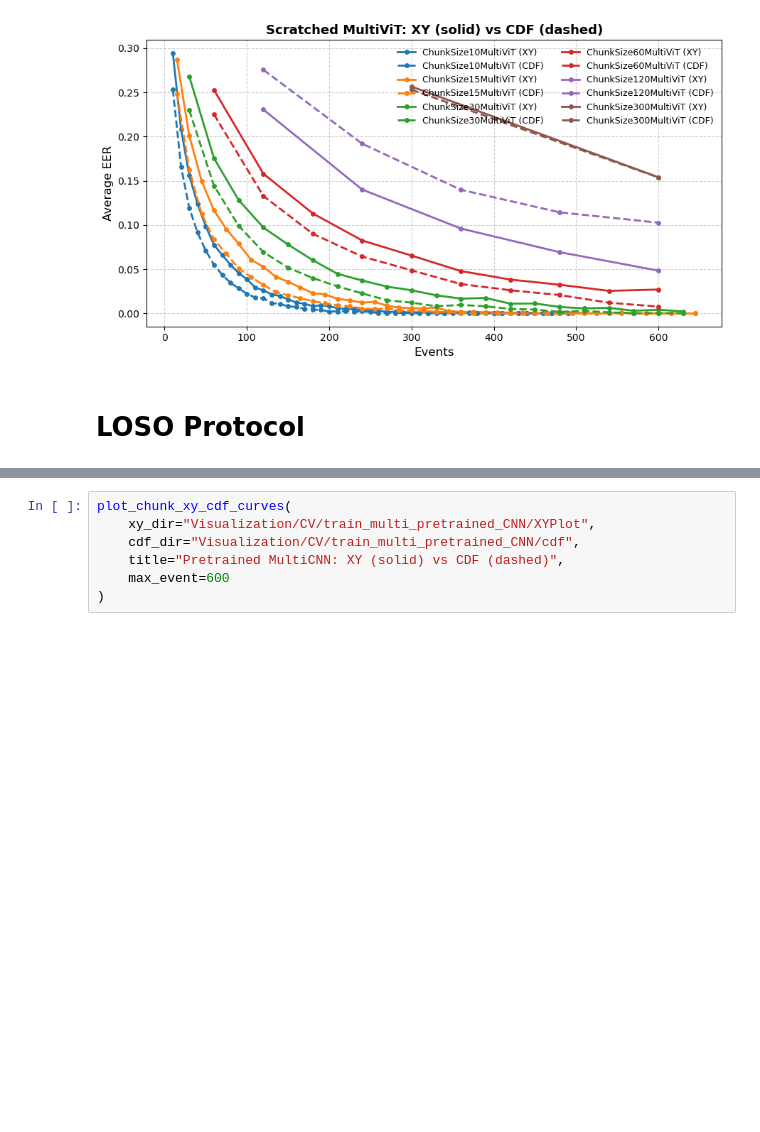
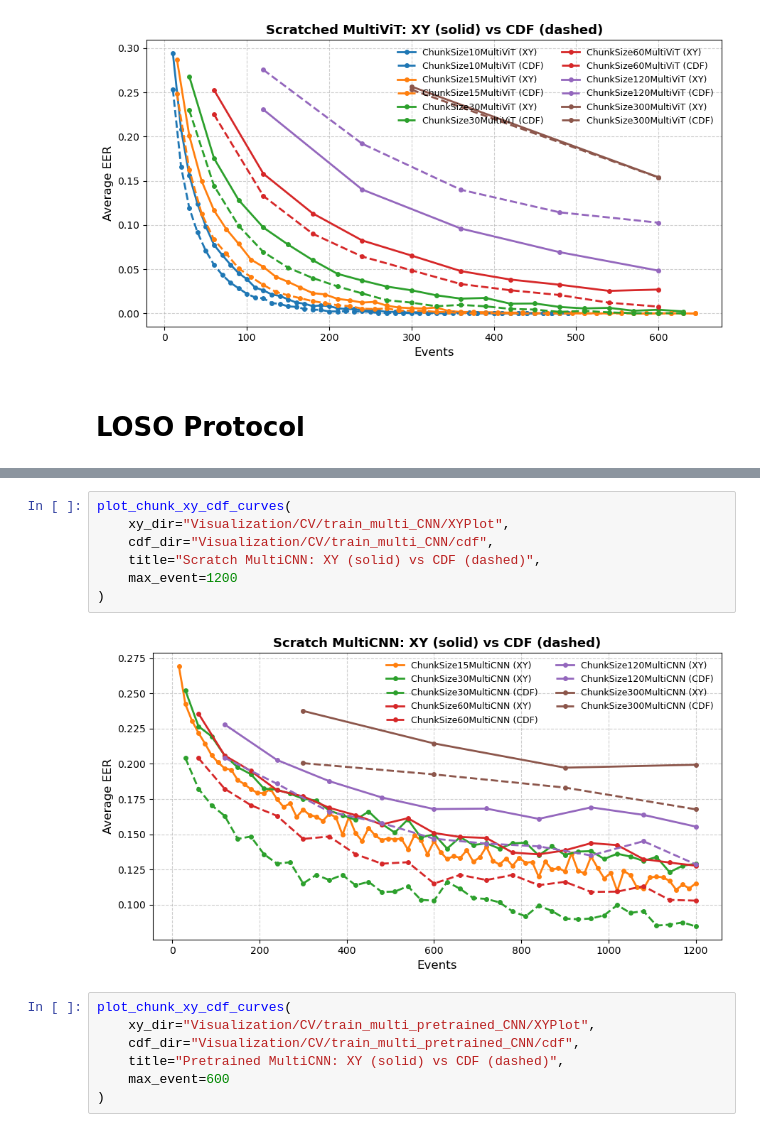
Before and after one commit to S-lijun/Mouse_Dynamics, a Jupyter notebook: Results.ipynb, the cells around one changed output, grey strips where cells are left out. Drawn from its saved outputs; the diff is of its cells as text; blank space fills up the shorter version.

```diff
--- a/Results.ipynb
+++ b/Results.ipynb
@@ -512,3 +512,12 @@ plot_chunk_json_curves("Visualization/CV/train_multi_CNN/XYPlot", max_event=1000
+# %%
+plot_chunk_xy_cdf_curves(
+    xy_dir="Visualization/CV/train_multi_CNN/XYPlot",
+    cdf_dir="Visualization/CV/train_multi_CNN/cdf",
+    title="Scratch MultiCNN: XY (solid) vs CDF (dashed)",
+    max_event=1200
+)
+# %% [output]
+[figure, added]
 # %%
 plot_chunk_xy_cdf_curves(
     xy_dir="Visualization/CV/train_multi_pretrained_CNN/XYPlot",
```
Also changed, not shown: parts of 1 cell of this notebook, 5 other files.
